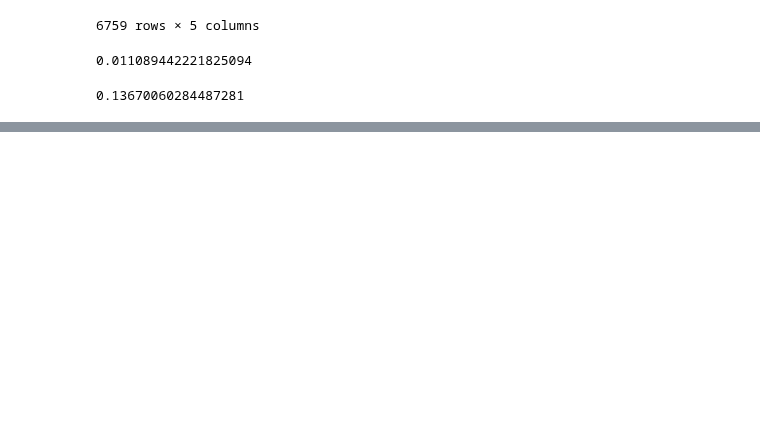
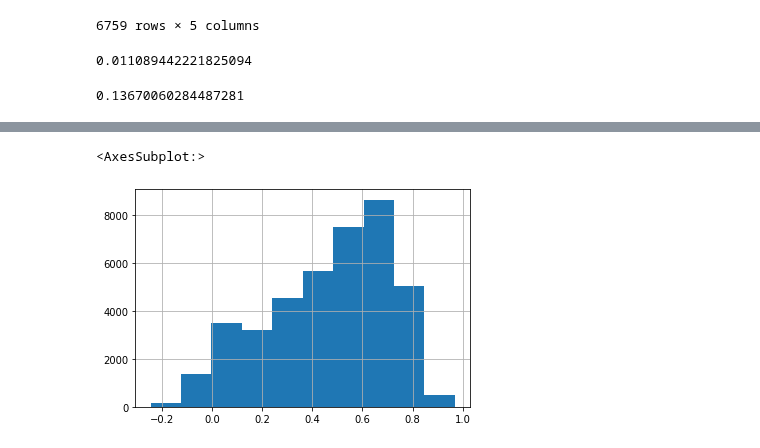
Before and after one commit to reddit-conflicting-viewpoints/Reddit, a Jupyter notebook: notebooks/RelevanceEDA - Andrew 2-16-2022.ipynb, the cells around one changed output, grey strips where cells are left out. Saved outputs shown, nothing was run; the diff lists cells and outputs as text; code cells hidden in the pictures; blank space fills up the shorter version.

```diff
--- a/notebooks/RelevanceEDA - Andrew 2-16-2022.ipynb
+++ b/notebooks/RelevanceEDA - Andrew 2-16-2022.ipynb
@@ -217,0 +244,3 @@ np.mean(np.abs(df_titlebody['relevance'] - df_title['relevance']))
+# %%
+df_parent = pd.read_csv(f"../data/results/relevance_{subreddit}_{scrape_order}_titlebodyparent.csv")[['title', 'body', 'parent_comment', 'comment', 'relevance']]
+df_parent.head()
@@ -217,0 +264,5 @@ np.mean(np.abs(df_titlebody['relevance'] - df_title['relevance']))
+# %%
+df_parent['relevance'].hist()
+# %% [output]
+<AxesSubplot:>
+[figure, added]
```
Also changed, not shown: parts of 11 cells of this notebook, 1 other file.
